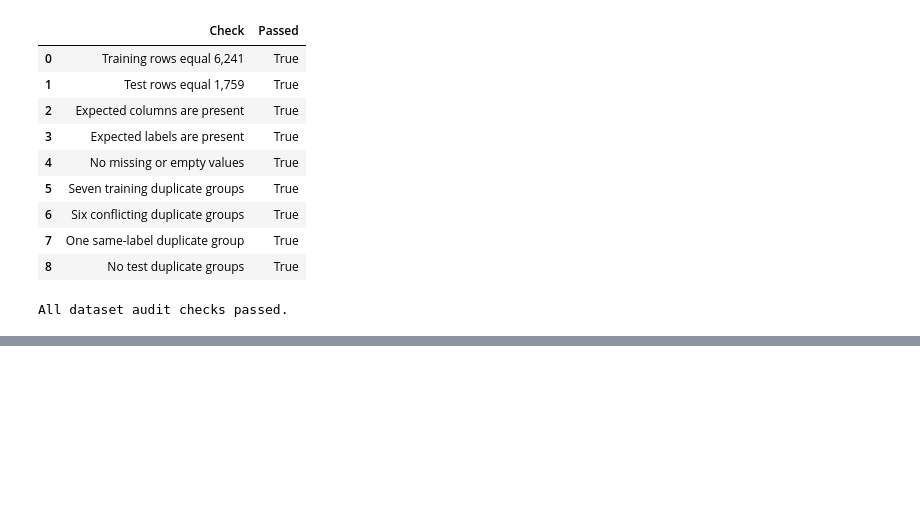
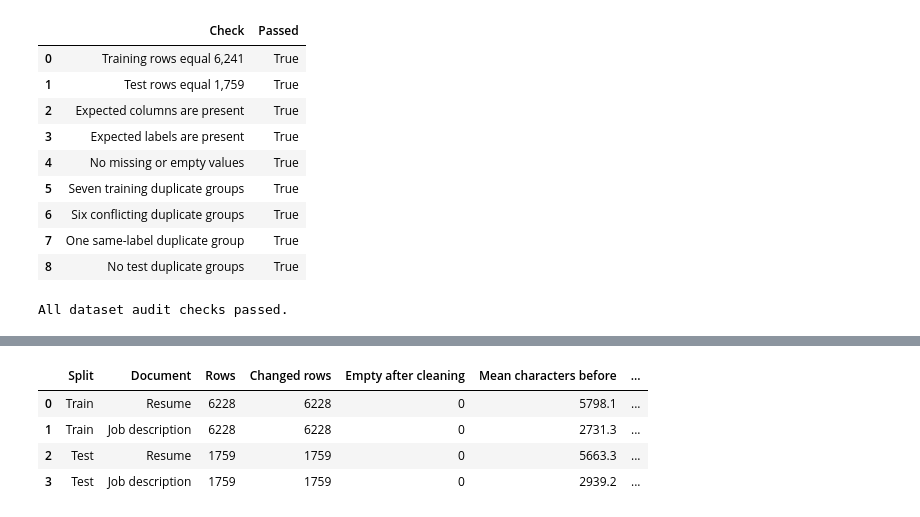
Before and after one commit to nandu-99/resume-job-matcher, a Jupyter notebook: m2/notebooks/m2-baseline-reproduction.ipynb, the cells around one changed output, grey strips where cells are left out. Drawn from its saved outputs; the diff is of its cells as text; code cells hidden in the pictures; blank space fills up the shorter version.

```diff
--- a/m2/notebooks/m2-baseline-reproduction.ipynb
+++ b/m2/notebooks/m2-baseline-reproduction.ipynb
@@ -533,0 +692,55 @@ All dataset audit checks passed.
+# %%
+def add_cleaned_text_columns(dataframe):
+    result = dataframe.copy()
+
+    result["resume_text_clean"] = (
+        result["resume_text"].map(clean_text)
+    )
+    result["job_description_text_clean"] = (
+        result["job_description_text"].map(clean_text)
+    )
+
+    return result
+
+processed_train_df = add_cleaned_text_columns(deduplicated_train_df)
+processed_test_df = add_cleaned_text_columns(test_df.reset_index(drop=True))
+
+cleaning_summary = pd.DataFrame([
+    {
+        "Split": split_name,
+        "Document": document_name,
+        "Rows": len(dataframe),
+        "Changed rows": (
+            dataframe[original_column] != dataframe[clean_column]
+        ).sum(),
+        "Empty after cleaning": dataframe[clean_column].eq("").sum(),
+        "Mean characters before": dataframe[original_column].str.len().mean(),
+        "Mean characters after": dataframe[clean_column].str.len().mean()
+    }
+    for split_name, dataframe in [
+        ("Train", processed_train_df),
+        ("Test", processed_test_df)
+    ]
+    for document_name, original_column, clean_column in [
+        ("Resume", "resume_text", "resume_text_clean"),
+        (
+            "Job description",
+            "job_description_text",
+            "job_description_text_clean"
+        )
+    ]
+])
+
+cleaning_summary[
+    ["Mean characters before", "Mean characters after"]
+] = cleaning_summary[
+    ["Mean characters before", "Mean characters after"]
+].round(1)
+
+display(cleaning_summary)
+# %% [output]
+|  | Split | Document | Rows | Changed rows | Empty after cleaning | Mean characters before | ... |
+| 0 | Train | Resume | 6228 | 6228 | 0 | 5798.1 | ... |
+| 1 | Train | Job description | 6228 | 6228 | 0 | 2731.3 | ... |
+| 2 | Test | Resume | 1759 | 1759 | 0 | 5663.3 | ... |
+| 3 | Test | Job description | 1759 | 1759 | 0 | 2939.2 | ... |
```
Also changed, not shown: parts of 12 cells of this notebook, 3 other files.
